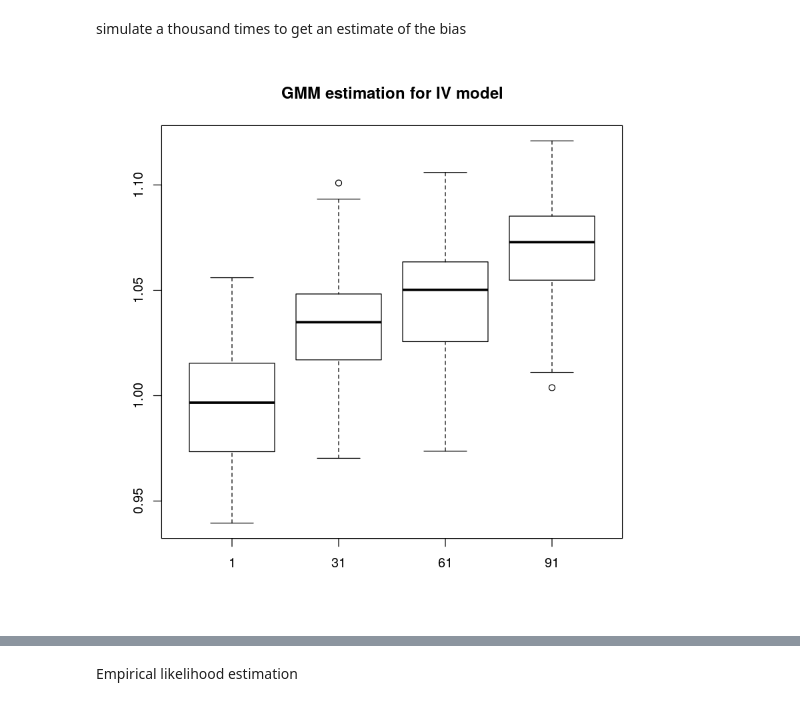
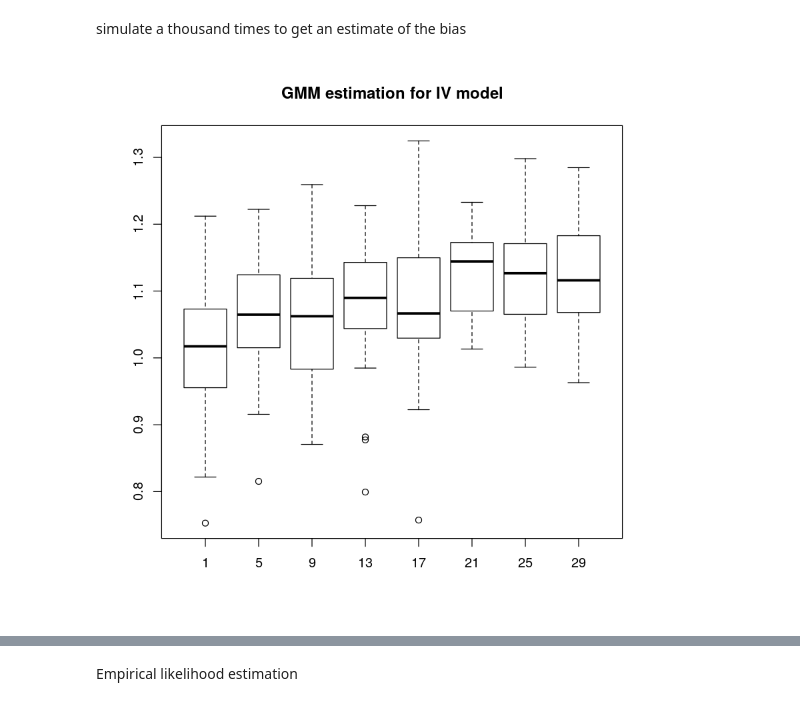
Before and after one commit to shifwang/GMM_examples, a Jupyter notebook: GMM EL bias.ipynb, the cells around one changed output, grey strips where cells are left out. Drawn from its saved outputs; the diff is of its cells as text; code cells hidden in the pictures.

```diff
--- a/GMM EL bias.ipynb
+++ b/GMM EL bias.ipynb
@@ -76,18 +76,18 @@ homemade.gmm <- function(data, a0) {
 simulate a thousand times to get an estimate of the bias
 # %%
 trials <- 30
-ks <- seq(1, 100, by = 30)
+ks <- seq(1, 30, by = 4)
 hat.a <- matrix(NA, trials, length(ks))
-samplesize <- 1000
+samplesize <- 100
 for (j in 1:length(ks)) {
     k <- ks[j]
     for (i in 1:trials) {
         data <- IV.model.generate(samplesize = samplesize, k = k)
         hat.a[i, j] <- homemade.gmm(data, 1)
     }
 }
 
 boxplot(hat.a, names = ks)
 title('GMM estimation for IV model')
 # %% [output]
-[figure, old version]
+[figure, new version]
```
Also changed, not shown: parts of 3 cells of this notebook.
